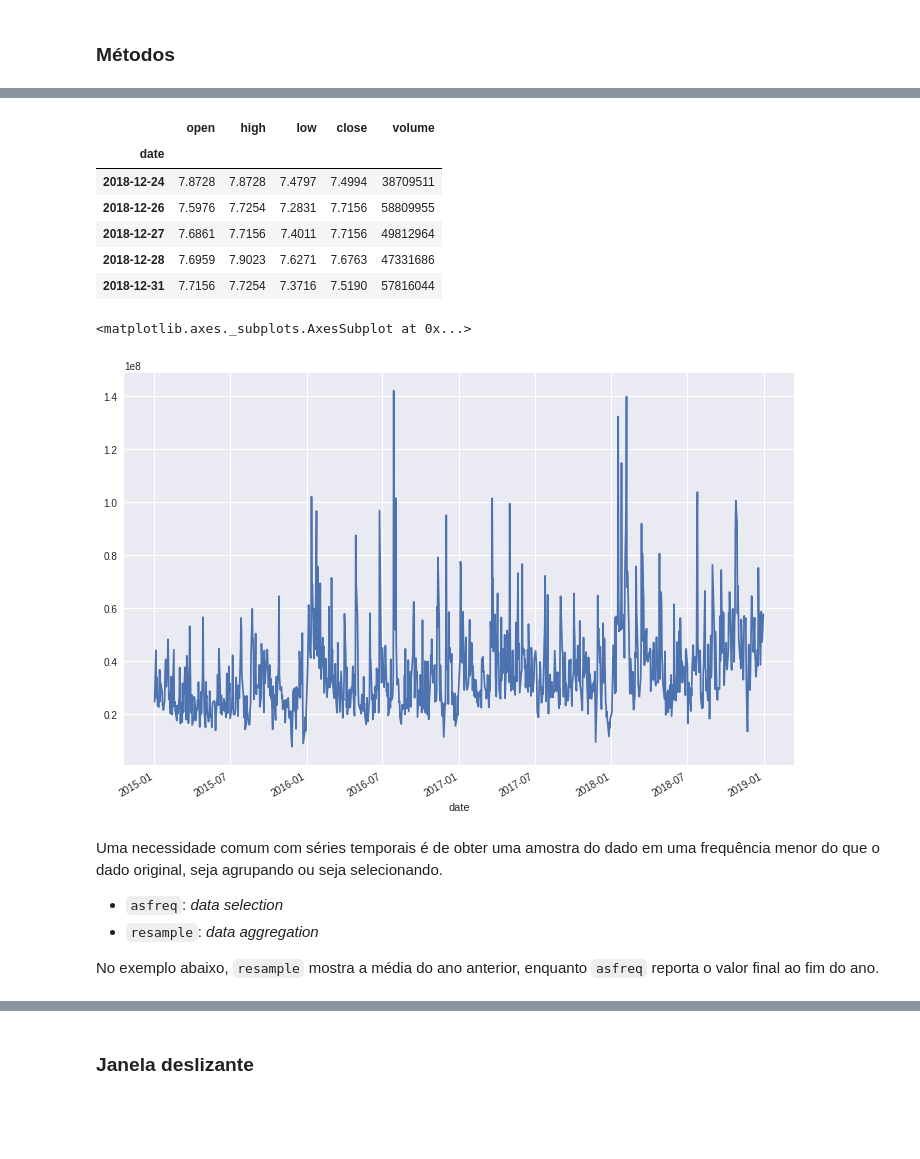
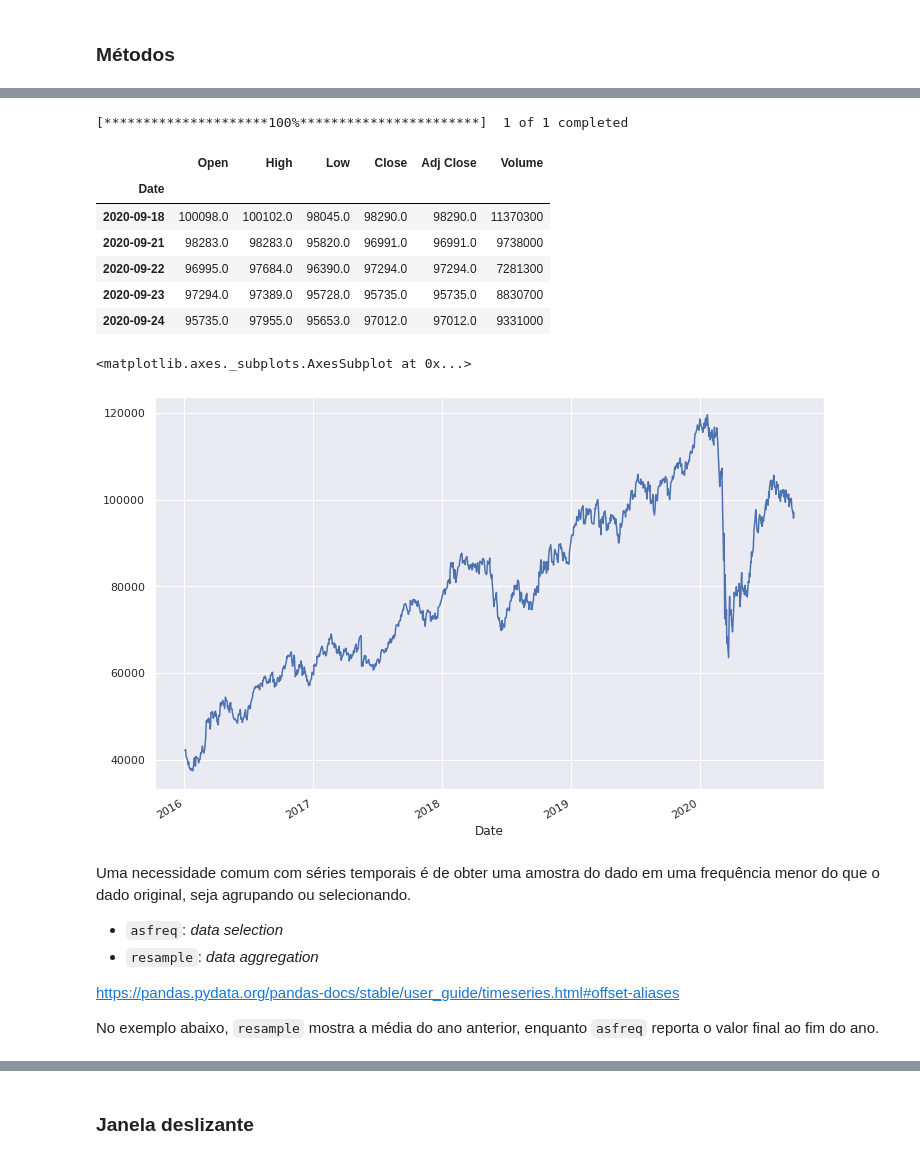
Before and after one commit to ProfLuciano/cd, a Jupyter notebook: notebooks/time_series.ipynb, the cells around one changed output, grey strips where cells are left out. Drawn from its saved outputs; the diff is of its cells as text; code cells hidden in the pictures; blank space fills up the shorter version.

```diff
--- a/notebooks/time_series.ipynb
+++ b/notebooks/time_series.ipynb
@@ -171,36 +171,40 @@ DatetimeIndex(['2018-07-02 00:00:00', '2018-07-02 00:00:01',
 # %%
-from datetime import datetime
-import pandas_datareader.data as web
-start = datetime(2015, 1, 1)
-end = datetime(2018, 12, 31)
-df = web.DataReader('F', 'iex', start, end)
+from pandas_datareader import data as pdr
+import yfinance as yf
+yf.pdr_override()
+start_date = datetime(2016, 1, 1)
+end_date = datetime(2020, 9, 25)
+df = pdr.get_data_yahoo("^BVSP", start=start_date, end=end_date)
 df.index = pd.to_datetime(df.index) # indice nao vem como datetime
 df.tail()
 # %% [output]
+[*********************100%***********************]  1 of 1 completed
-|  | open | high | low | close | volume |
-| date |  |  |  |  |  |
-| 2018-12-24 | 7.8728 | 7.8728 | 7.4797 | 7.4994 | 38709511 |
-| 2018-12-26 | 7.5976 | 7.7254 | 7.2831 | 7.7156 | 58809955 |
-| 2018-12-27 | 7.6861 | 7.7156 | 7.4011 | 7.7156 | 49812964 |
-| 2018-12-28 | 7.6959 | 7.9023 | 7.6271 | 7.6763 | 47331686 |
-| 2018-12-31 | 7.7156 | 7.7254 | 7.3716 | 7.5190 | 57816044 |
+|  | Open | High | Low | Close | Adj Close | Volume |
+| Date |  |  |  |  |  |  |
+| 2020-09-18 | 100098.0 | 100102.0 | 98045.0 | 98290.0 | 98290.0 | 11370300 |
+| 2020-09-21 | 98283.0 | 98283.0 | 95820.0 | 96991.0 | 96991.0 | 9738000 |
+| 2020-09-22 | 96995.0 | 97684.0 | 96390.0 | 97294.0 | 97294.0 | 7281300 |
+| 2020-09-23 | 97294.0 | 97389.0 | 95728.0 | 95735.0 | 95735.0 | 8830700 |
+| 2020-09-24 | 95735.0 | 97955.0 | 95653.0 | 97012.0 | 97012.0 | 9331000 |
 # %%
 import matplotlib.pyplot as plt
 import seaborn; seaborn.set()
 import seaborn as sns
 
 %matplotlib inline
 
 plt.figure(figsize=(12, 8))
-data = df.volume
+data = df.Close
 data.plot()
 # %% [output]
 <matplotlib.axes._subplots.AxesSubplot at 0x...>
-[figure, old version]
+[figure, new version]
 # %% [markdown]
-Uma necessidade comum com séries temporais é de obter uma amostra do dado em uma frequência menor do que o dado original, seja agrupando ou seja selecionando.
+Uma necessidade comum com séries temporais é de obter uma amostra do dado em uma frequência menor do que o dado original, seja agrupando ou selecionando.
 
 * `asfreq`: *data selection*
 * `resample`: *data aggregation*
 
+https://pandas.pydata.org/pandas-docs/stable/user_guide/timeseries.html#offset-aliases
+
 No exemplo abaixo, `resample` mostra a média do ano anterior, enquanto `asfreq` reporta o valor final ao fim do ano.
```
Also changed, not shown: parts of 22 cells of this notebook.
